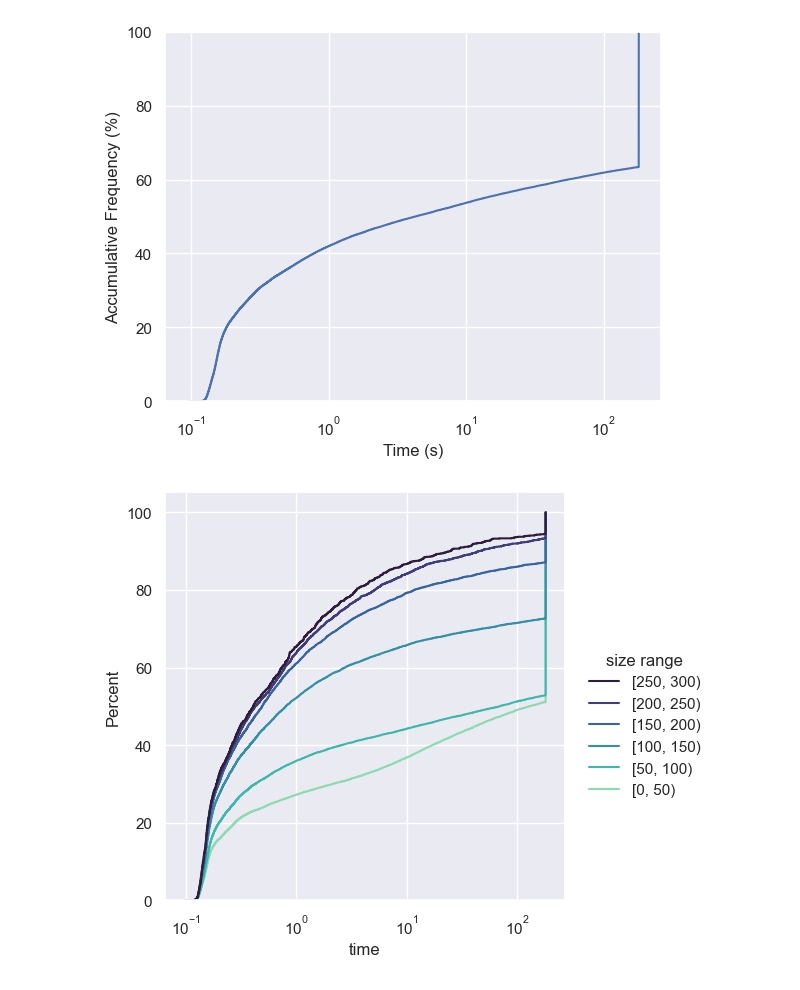
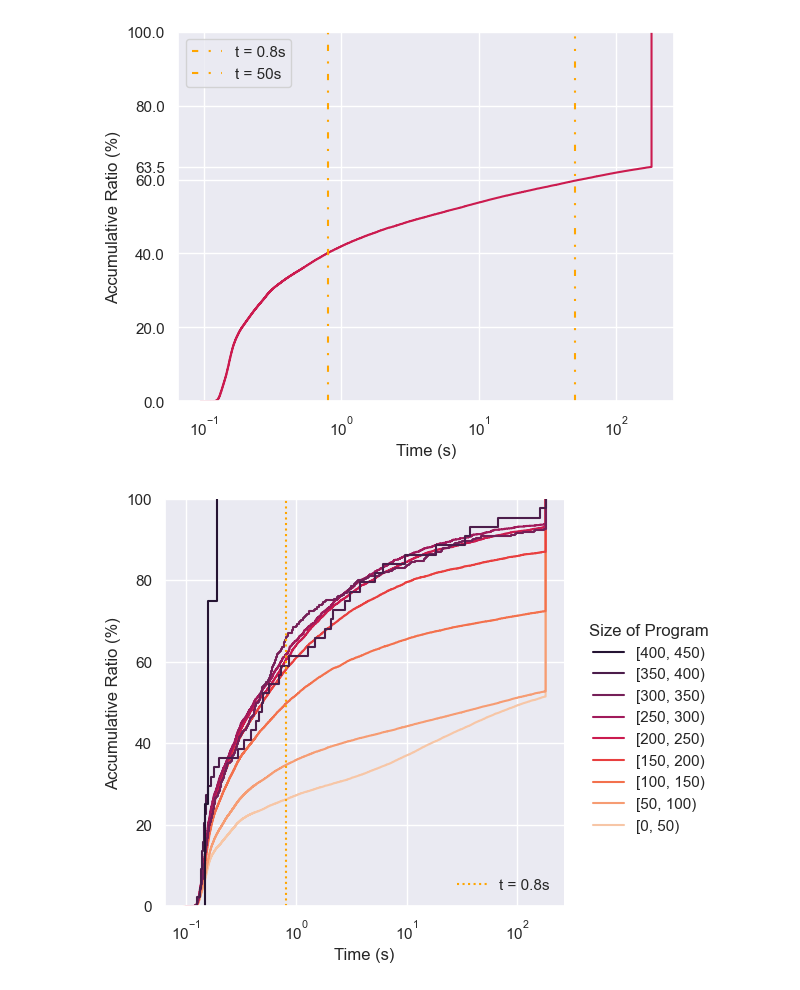
Before and after one commit to TerenceNg03/c2-translation-validation, a Jupyter notebook: Analysis/analysis.ipynb, the cells around one changed output. Drawn from its saved outputs; the diff is of its cells as text; code cells hidden in the pictures.

```diff
--- a/Analysis/analysis.ipynb
+++ b/Analysis/analysis.ipynb
@@ -29,73 +64,53 @@ df
 # %%
 
-df1 = df[['time', 'size']]
+df1 = df[['time', 'size']].copy()
+df1['hue'] = 0
 df1 = df1.loc[df1['time'] > 0]
-# df1 = df1.loc[df1['size'] > 5]
 
-# arr = np.asarray(df1['size'])
-# length = len(arr)
-# arr.sort()
-# split1 = arr[length//3]
-# split2 = arr[2*length//3]
-
-df1['size range'] = 'overall'
-
-# df2 = df1.loc[df1['size'] < split1].copy()
-# df2['size range'] = f'< {split1}'
-# df1 = pd.concat([df1, df2])
-
-# df2 = df1.loc[(df1['size'] >= split1) & (df1['size'] <= split2)].copy()
-# df2['size range'] = f'{split1} ~ {split2}'
-# df1 = pd.concat([df1, df2])
-
-# df2 = df1.loc[df1['size'] > split2].copy()
-# df2['size range'] = f'> {split2}'
-# df1 = pd.concat([df1, df2])
+df1['Size of Program'] = 'overall'
 
 sns.set_theme(style='darkgrid')
 
 fig, ax = plt.subplots(1,1)
 
-# ax.set_yticks(np.arange(0,21,4))
-# ax.set_ylim(0,20)
-# ax.set_ylabel('Frequencey (%)')
-# ax.set_xlabel('Time (s)')
-# sns.histplot(data=df1, x="time", ax=ax, stat='percent', bins=12, hue='size range', multiple="dodge", log_scale=(True, False), kde=True)
+ax.set_ylabel('Accumulative Ratio (%)')
+ax.set_yticks([0,20,40,60,63.5,80,100])
+ax.set_ylim(0,100)
+ax.set_xlabel('Time (s)')
+g = sns.ecdfplot(data=df1, x="time", ax=ax, stat='percent', log_scale=(True, False), palette='rocket', hue='hue')
+ax.axvline(x=0.8, color='orange', ls=(0,(3,5,1,5)), label='t = 0.8s')
+ax.axvline(x=50, color='orange', ls=(0,(3,5,1,5,1,5)), label='t = 50s')
+ax.legend()
 
-ax2 = ax
-ax2.set_ylabel('Accumulative Frequency (%)')
-ax2.set_ylim(0,100)
-ax.set_xlabel('Time (s)')
-# ax2.grid(False)
-sns.ecdfplot(data=df1, x="time", ax=ax2, stat='percent', log_scale=(True, False), palette='mako')
-# ax2.legend_.remove()
-
-plt.savefig('analysis.png', dpi=300)
+fig.savefig('analysis.png', dpi=300)
 # %% [output]
-[figure, old version]
+[figure, new version]
 # %%
 df3 = df[['time', 'size']]
 df3 = df3.loc[df3['time'] > 0]
 
 df0 = pd.DataFrame()
-splits = np.arange(0,350,50)
+splits = np.arange(0,500,50)
 
 pre = None
 for split in splits:
     if pre == None:
         pre = split
     else:
         df2 = df3.loc[(df3['size'] >= pre) & (df3['size'] < split)].copy()
-        df2['size range'] = f'[{pre}, {split})'
+        df2['Size of Program'] = f'[{pre}, {split})'
         df0 = pd.concat([df2, df0])
         pre = split
-        # df2 = df3.loc[(df3['size'] < split)].copy()
-        # df2['size range'] = f'[{pre}, {split})'
-        # df0 = pd.concat([df2, df0])
-        # pre = split
 
-sns.displot(data=df0, x='time', hue='size range', kind='ecdf',log_scale=(True, False), palette='mako', stat = 'percent')
-plt.savefig('time distribution.png', dpi=300)
+grid = sns.displot(data=df0, x='time', hue='Size of Program', kind='ecdf', log_scale=(True, False), palette='rocket', stat = 'percent')
+ax = grid.ax
+ax.set_xlabel('Time (s)')
+ax.set_ylabel('Accumulative Ratio (%)')
+ax.set_ylim(0,100)
+ax.axvline(x=0.8, color='orange', ls=':', label='t = 0.8s')
+ax.legend(frameon=False)
+
+grid.savefig('scale.png', dpi=300)
 # %% [output]
-[figure, old version]
+[figure, new version]
 # %%
```
Also changed, not shown: parts of 5 cells of this notebook, 1 other file.
